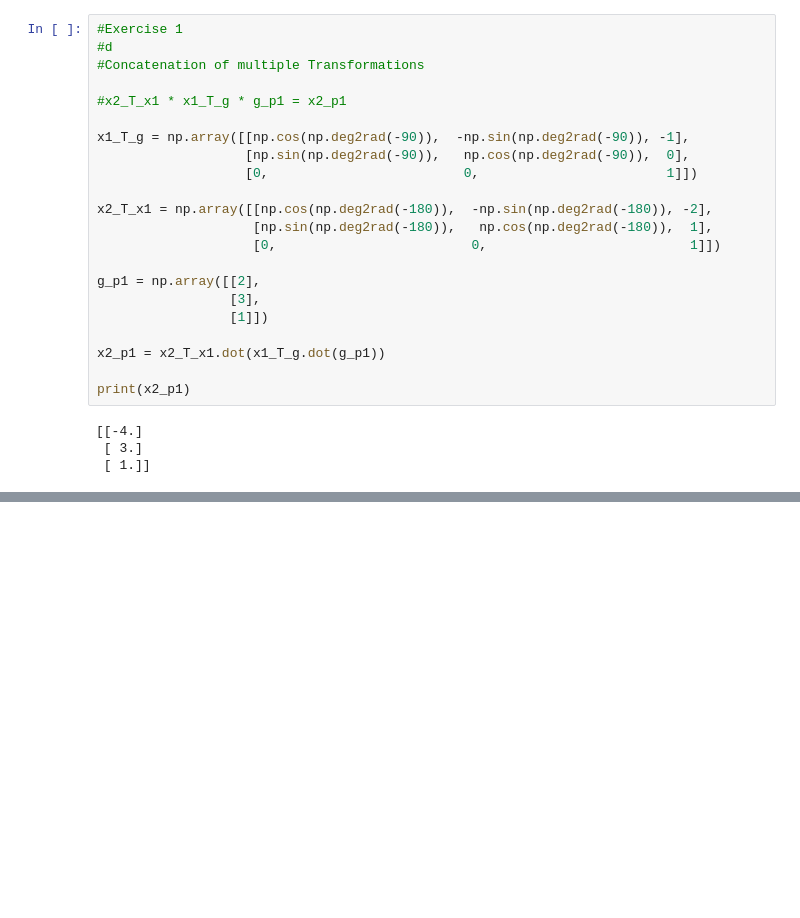
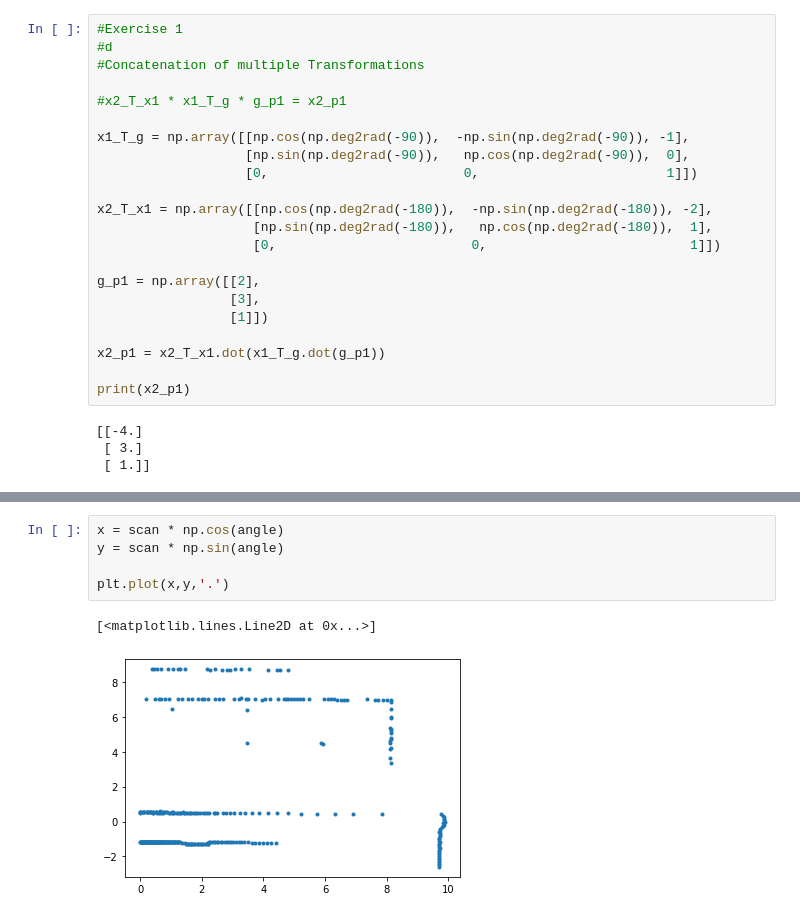
Before and after one commit to ductt1994/Robotics, a Jupyter notebook: Übungen/Sheet_01/sheet_01.ipynb, the cells around one changed output, grey strips where cells are left out. Saved outputs shown, nothing was run; the diff lists cells and outputs as text; blank space fills up the shorter version.

```diff
--- a/Übungen/Sheet_01/sheet_01.ipynb
+++ b/Übungen/Sheet_01/sheet_01.ipynb
@@ -203,0 +279,8 @@ print(x2_p1)
+# %%
+x = scan * np.cos(angle)
+y = scan * np.sin(angle)
+
+plt.plot(x,y,'.')
+# %% [output]
+[<matplotlib.lines.Line2D at 0x...>]
+[figure, added]
```
Also changed, not shown: parts of 3 cells of this notebook, 1 other file.
